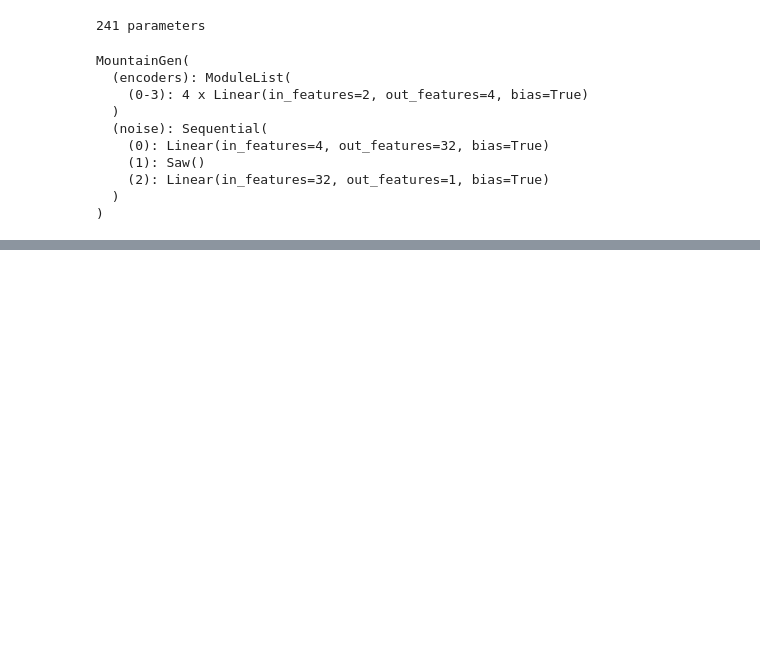
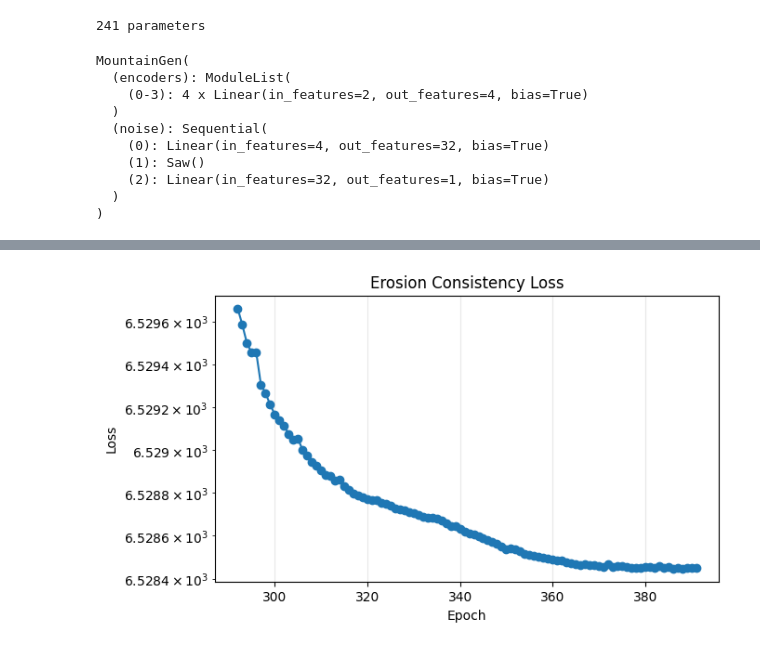
Before and after one commit to Senopiece/smooth_chaos, a Jupyter notebook: noise.ipynb, the cells around one changed output, grey strips where cells are left out. Drawn from its saved outputs; the diff is of its cells as text; code cells hidden in the pictures; blank space fills up the shorter version.

Commit message:
study mountainess loss

```diff
--- a/noise.ipynb
+++ b/noise.ipynb
@@ -409,0 +559,9 @@ plot_diff_heatmap(height_diff)
+# %%
+# plot accumulated path integral as heatmap for the example eroded heightmap:
+gradient_field = torch.from_numpy(np.stack(np.gradient(eroded_height), axis=-1)).float()
+distrib = precompute_distributions(gradient_field, act="softmax", temperature=0.01)
+acc_integral = accumulated_path_integrals_edges(
+    distrib, steps=4, evaporate=0.01, normalize=True, dtype=torch.float16
+)
+print(calculate_ITV(acc_integral, d=2.0 / height.shape[0]))
+plot_acc_heatmap(acc_integral.cpu().numpy())
@@ -469,3 +634,10 @@ print(sum(p.numel() for p in eroded_model.parameters()), "parameters")
+# %%
+offset = (0, 0)
+r = 1
+x, y, xx, yy, eheight = evaluate_on_grid(
+    eroded_model, offset, x_range=(-r, r), y_range=(-r, r)
+)
+plot_landscape(x, y, xx, yy, eheight)
 # %%
 from IPython.display import clear_output, display
 import matplotlib.pyplot as plt
@@ -477,11 +649,12 @@ device = torch.device("cuda" if torch.cuda.is_available() else "cpu")
 
 epochs = 1000
 steps_per_epoch = 5
-learning_rate = 1e-2
+learning_rate = 1e-3
 seed = 2026
 max_epoch_losses = 100
 lr_decay_factor = 0.5
 min_lr = 1e-7
+grad_clip_norm = 1.0
 
 value_loss_weight = 1.0
 grad_loss_weight = 1.0
@@ -497,9 +670,12 @@ np.random.seed(seed)
 
 
 def spatial_grads(h):
-    gx = (h[:, 1:] - h[:, :-1]) / dx
-    gy = (h[1:, :] - h[:-1, :]) / dy
+    gy, gx = torch.gradient(h, spacing=(dy, dx))
     return gx, gy
+
+
+def has_nonfinite_params(model):
+    return any(not torch.isfinite(p).all() for p in model.parameters())
 
 
 x = offset[0] + np.linspace(-1, 1, resolution)
@@ -511,29 +687,16 @@ local_coords_t = torch.as_tensor(
     dtype=torch.float32,
 ).to(device)
 
+# Start from a fresh model each run to avoid carrying over corrupted parameters.
+eroded_model = MountainGen()
+if has_nonfinite_params(eroded_model):
+    raise RuntimeError("Freshly initialized model has non-finite parameters.")
+
 eroded_model = eroded_model.to(device)
 base_model = base_model.to(device)
 
 eroded_model.train()
 optimizer = torch.optim.Adam(eroded_model.parameters(), lr=learning_rate)
-
-
-# ----- precompute erosion target -----
-
-with torch.no_grad():
-    base_height = base_model(local_coords_t).reshape(resolution, resolution)
-
-    base_np = base_height.detach().cpu().numpy().astype(np.float32)
-    eroded_np = hydraulic_erosion(base_np, seed=seed).astype(np.float32)
-
-    target = torch.from_numpy(eroded_np).to(
-        dtype=base_height.dtype,
-        device=device,
-    )
-
-    target_gx, target_gy = spatial_grads(target)
-
-# ----- / precompute erosion target -----
 
 prev_epoch_loss = None
 epoch_losses = []
@@ -545,19 +708,29 @@ try:
 
         for _ in range(steps_per_epoch):
             pred = eroded_model(local_coords_t).reshape(resolution, resolution)
+            if not torch.isfinite(pred).all():
+                raise RuntimeError("Model prediction became non-finite.")
 
-            value_loss = ((target - pred) ** 2).mean()
+            gx, gy = spatial_grads(pred)
+            gradient_field = torch.stack([gx, gy], dim=-1)
+            distrib = precompute_distributions(
+                gradient_field, act="softmax", temperature=0.01
+            )
+            acc_integral = accumulated_path_integrals_edges(
+                distrib, steps=4, evaporate=0.01, normalize=True, dtype=torch.float32
+            )
+            if not torch.isfinite(acc_integral).all():
+                raise RuntimeError("acc_integral became non-finite.")
 
-            pred_gx, pred_gy = spatial_grads(pred)
-
-            grad_loss = ((target_gx - pred_gx) ** 2).mean() + (
-                (target_gy - pred_gy) ** 2
-            ).mean()
-
-            loss = value_loss_weight * value_loss + grad_loss_weight * grad_loss
+            loss = calculate_ITV(acc_integral, d=2.0 / resolution)
+            if not torch.isfinite(loss):
+                raise RuntimeError("Loss became non-finite.")
 
             optimizer.zero_grad(set_to_none=True)
             loss.backward()
+            torch.nn.utils.clip_grad_norm_(
+                eroded_model.parameters(), max_norm=grad_clip_norm
+            )
             optimizer.step()
 
             step_losses.append(loss.detach().cpu().item())
@@ -580,30 +753,31 @@ try:
         if len(epoch_losses) > max_epoch_losses:
             epoch_losses.pop(0)
 
         clear_output(wait=True)
 
         ax.clear()
         ax.plot(
             range(epoch - len(epoch_losses), epoch),
             epoch_losses,
             marker="o",
             linewidth=1.5,
         )
         ax.set_yscale("log")
         ax.set_title("Erosion Consistency Loss")
         ax.set_xlabel("Epoch")
         ax.set_ylabel("Loss")
         ax.grid(True, alpha=0.3)
 
         display(fig)
 
         print(
             f"epoch {epoch:02d}/{epochs} | loss = {epoch_loss:.6f} | lr = {learning_rate}"
         )
 except KeyboardInterrupt:
     pass
 
 
 plt.close(fig)
 eroded_model.eval()
 # %% [output]
+[figure, added]
```
Also changed, not shown: parts of 8 cells of this notebook, 1 other file.
